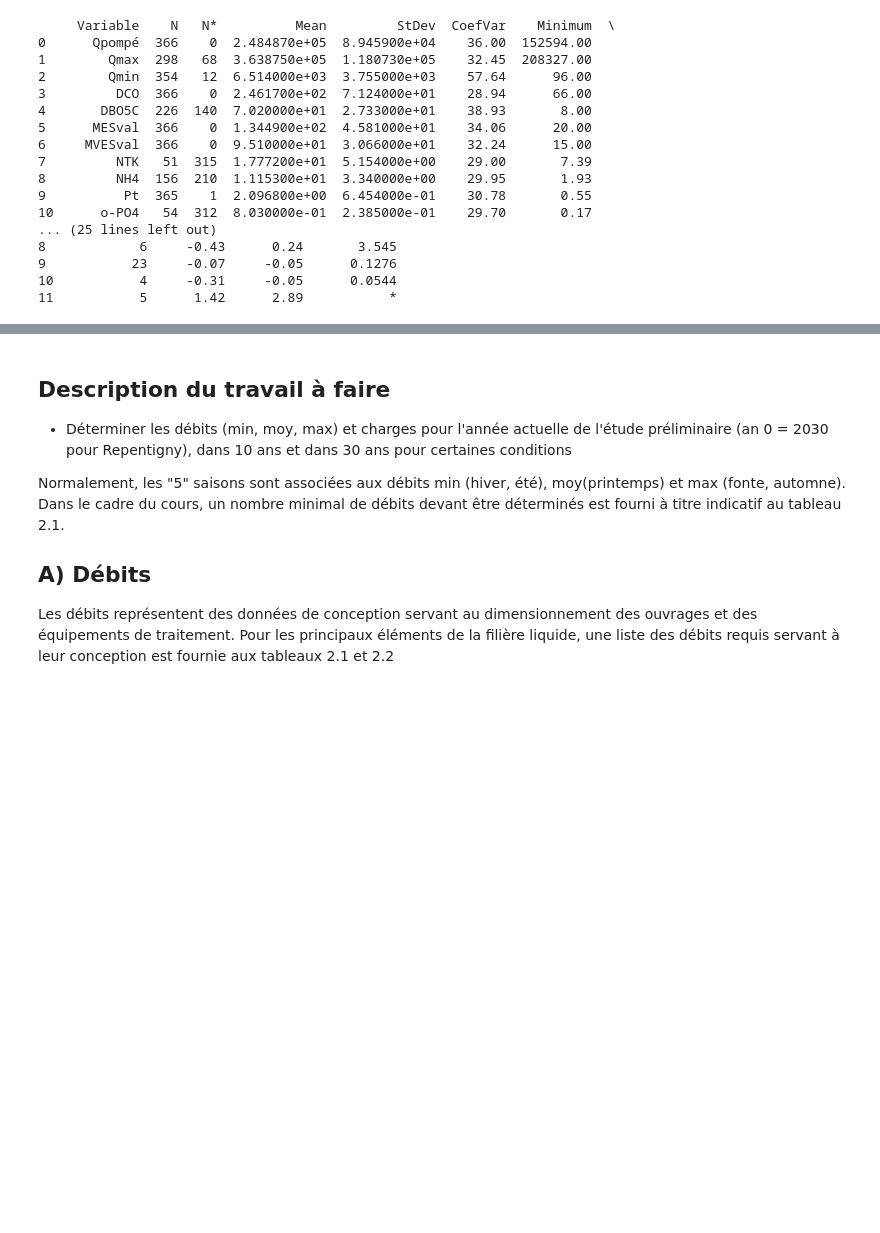
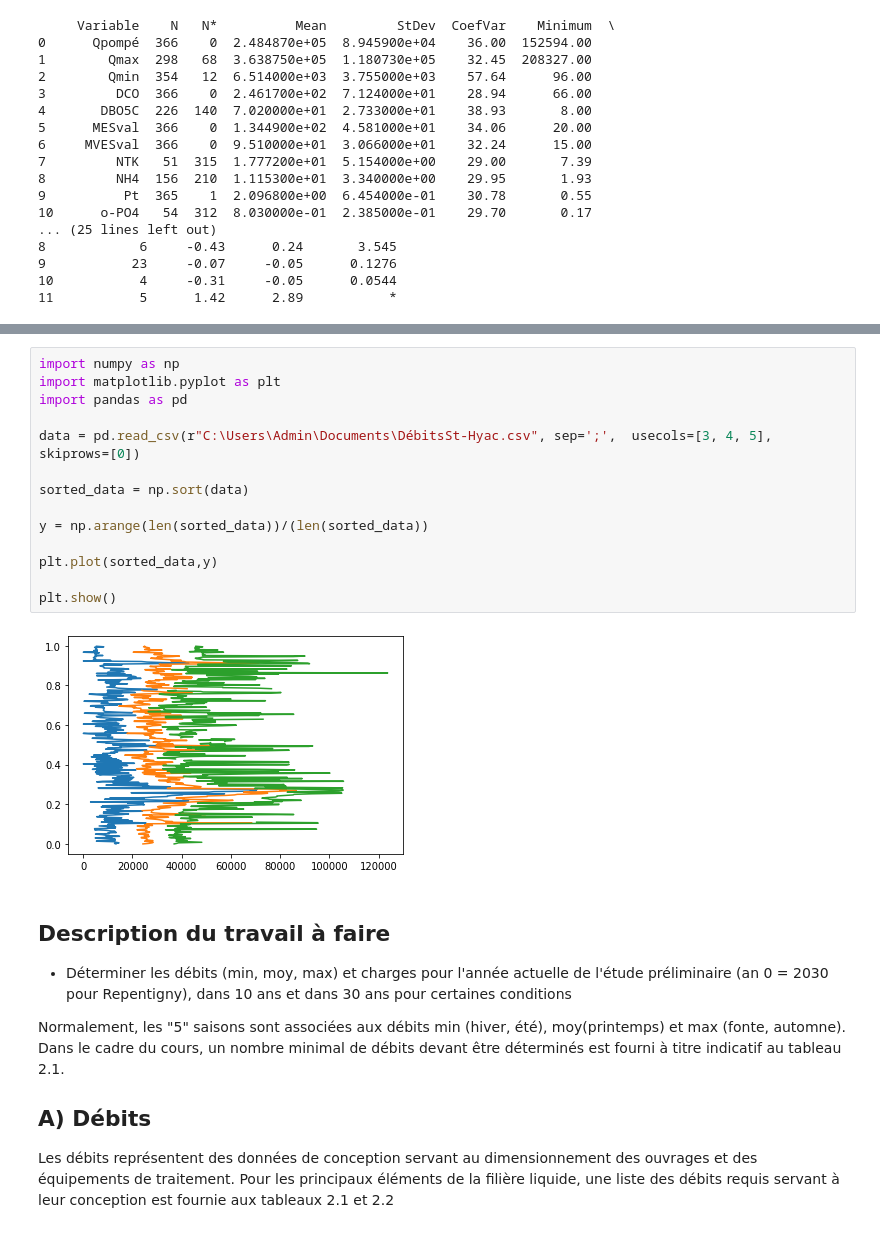
Before and after one commit to christinevaluc/faps, a Jupyter notebook: CIV6209A.ipynb, the cells around one changed output, grey strips where cells are left out. Saved outputs shown, nothing was run; the diff lists cells and outputs as text; blank space fills up the shorter version.

```diff
--- a/CIV6209A.ipynb
+++ b/CIV6209A.ipynb
@@ -44,3 +65,19 @@ print(df)
+# %%
+import numpy as np
+import matplotlib.pyplot as plt
+import pandas as pd
+
+data = pd.read_csv(r"C:\Users\Admin\Documents\DébitsSt-Hyac.csv", sep=';',  usecols=[3, 4, 5], skiprows=[0])
+
+sorted_data = np.sort(data)
+
+y = np.arange(len(sorted_data))/(len(sorted_data))
+
+plt.plot(sorted_data,y)
+
+plt.show()
+# %% [output]
+[figure, added]
 # %% [markdown]
 ## Description du travail à faire
 * Déterminer les débits (min, moy, max) et charges pour l'année actuelle de l'étude préliminaire (an 0 = 2030 pour Repentigny), dans 10 ans et dans 30 ans pour certaines conditions
```
Also changed, not shown: parts of 1 cell of this notebook.
